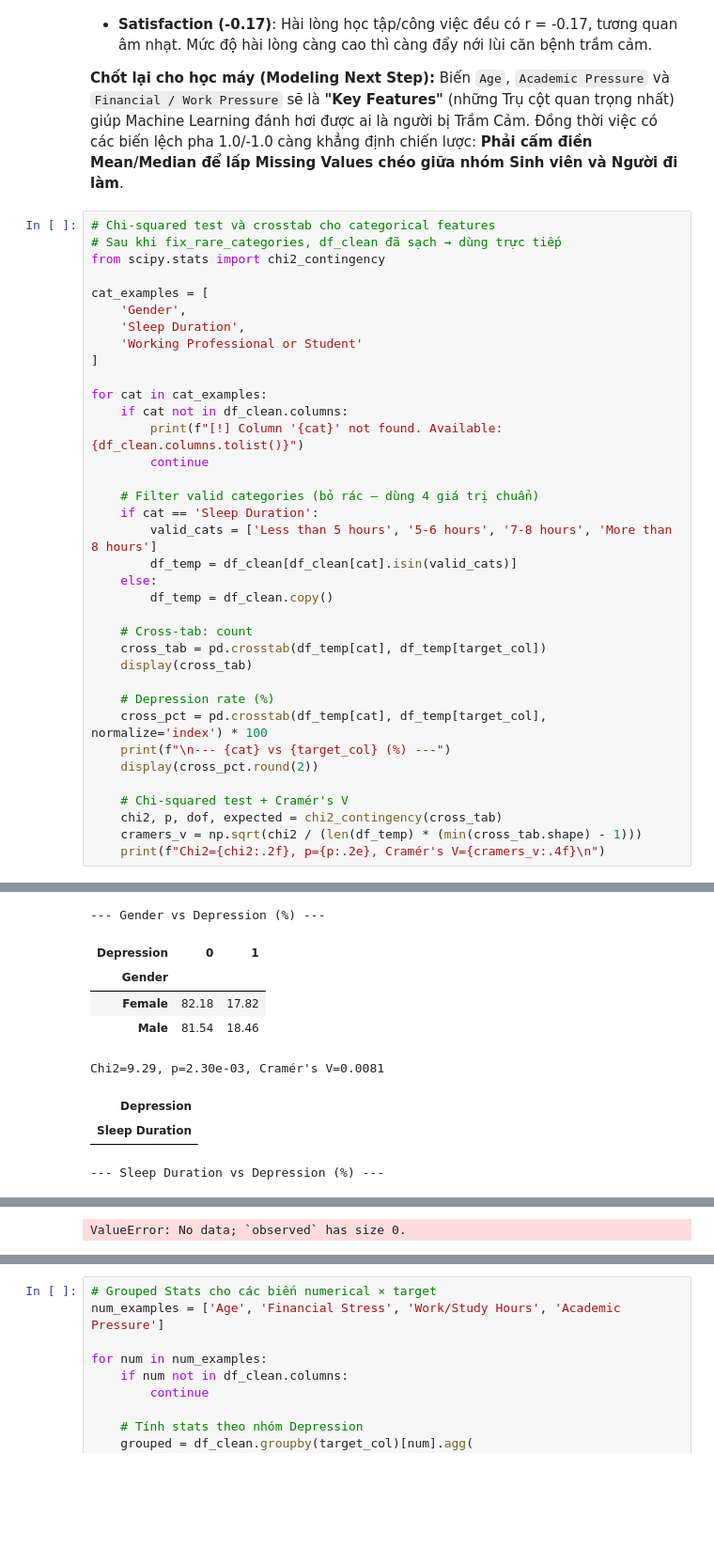
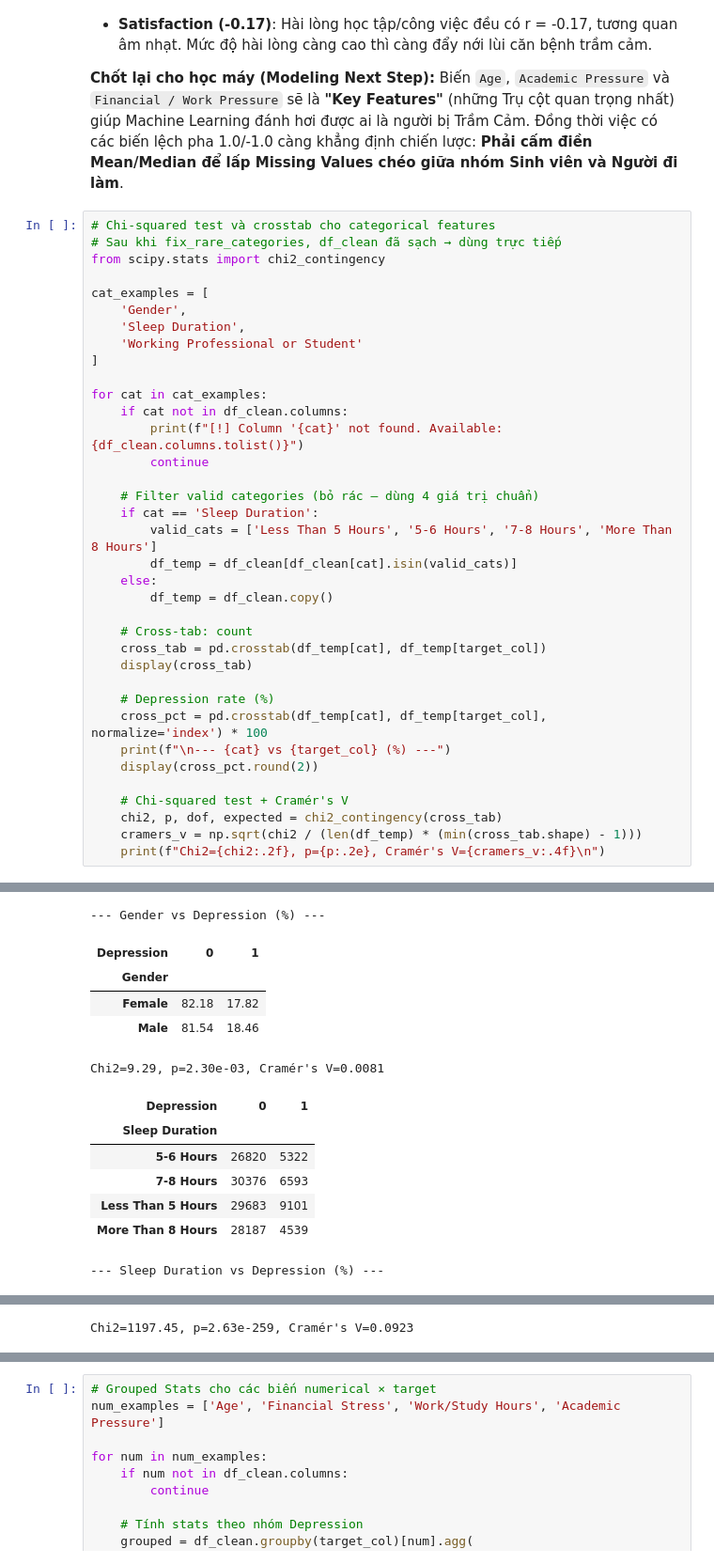
Before and after one commit to s4lt1f0l/Exploring-Mental-Health-Data, a Jupyter notebook: notebooks/01_eda.ipynb, the cells around one changed output, grey strips where cells are left out. Shown at 94% size. Saved outputs shown, nothing was run; the diff lists cells and outputs as text; blank space fills up the shorter version.

Commit message:
fix: resolve contingency table calculation errors and update EDA outputs in 01_eda.ipynb

```diff
--- a/notebooks/01_eda.ipynb
+++ b/notebooks/01_eda.ipynb
@@ -601,35 +601,39 @@ for cat in cat_examples:
 
     # Filter valid categories (bỏ rác — dùng 4 giá trị chuẩn)
     if cat == 'Sleep Duration':
-        valid_cats = ['Less than 5 hours', '5-6 hours', '7-8 hours', 'More than 8 hours']
+        valid_cats = ['Less Than 5 Hours', '5-6 Hours', '7-8 Hours', 'More Than 8 Hours']
         df_temp = df_clean[df_clean[cat].isin(valid_cats)]
     else:
         df_temp = df_clean.copy()
 
     # Cross-tab: count
     cross_tab = pd.crosstab(df_temp[cat], df_temp[target_col])
     display(cross_tab)
 
     # Depression rate (%)
     cross_pct = pd.crosstab(df_temp[cat], df_temp[target_col], normalize='index') * 100
     print(f"\n--- {cat} vs {target_col} (%) ---")
     display(cross_pct.round(2))
 
     # Chi-squared test + Cramér's V
     chi2, p, dof, expected = chi2_contingency(cross_tab)
     cramers_v = np.sqrt(chi2 / (len(df_temp) * (min(cross_tab.shape) - 1)))
     print(f"Chi2={chi2:.2f}, p={p:.2e}, Cramér's V={cramers_v:.4f}\n")
 # %% [output]
 | Depression | 0 | 1 |
 | Gender |  |  |
 | Female | 51965 | 11271 |
 | Male | 63168 | 14296 |
 --- Gender vs Depression (%) ---
 | Depression | 0 | 1 |
 | Gender |  |  |
 | Female | 82.18 | 17.82 |
 | Male | 81.54 | 18.46 |
 Chi2=9.29, p=2.30e-03, Cramér's V=0.0081
-| Depression |
-| Sleep Duration |
+| Depression | 0 | 1 |
+| Sleep Duration |  |  |
+| 5-6 Hours | 26820 | 5322 |
+| 7-8 Hours | 30376 | 6593 |
+| Less Than 5 Hours | 29683 | 9101 |
+| More Than 8 Hours | 28187 | 4539 |
 --- Sleep Duration vs Depression (%) ---
@@ -638 +646 @@ Chi2=9.29, p=2.30e-03, Cramér's V=0.0081
-ValueError: No data; `observed` has size 0.
+Chi2=1197.45, p=2.63e-259, Cramér's V=0.0923
```
Also changed, not shown: parts of 3 cells of this notebook.
